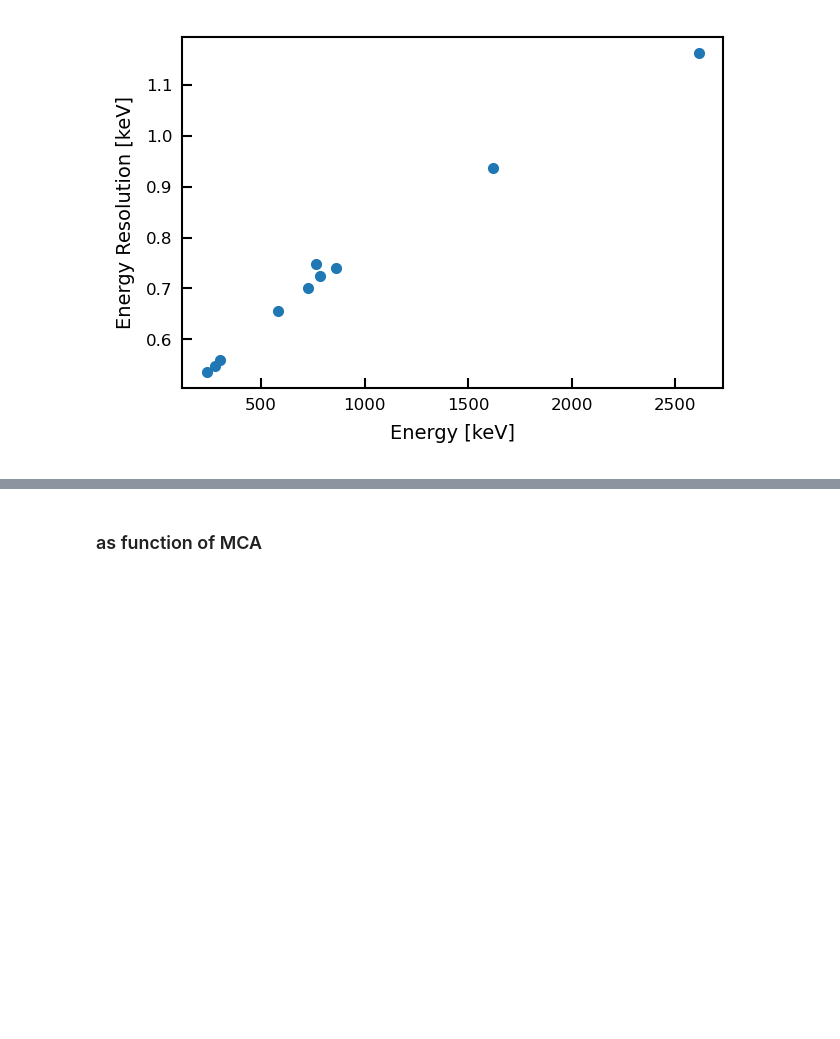
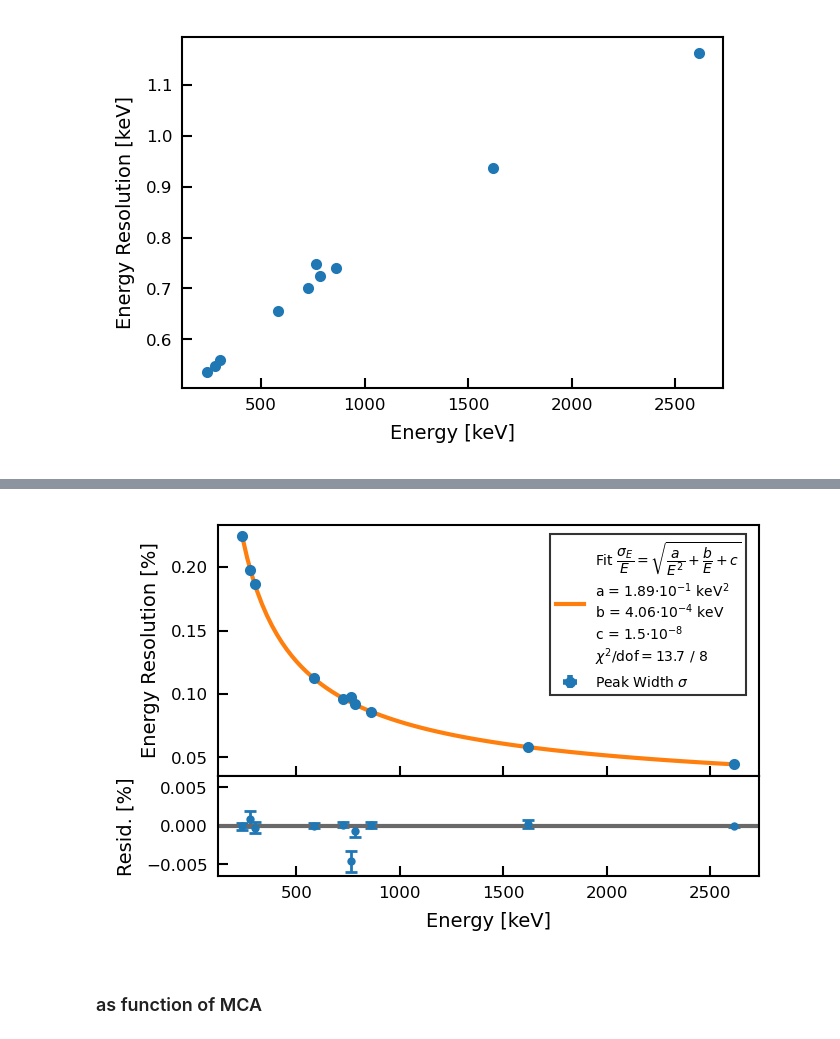
Before and after one commit to Physik-Institut-UZH/Gator_2020, a Jupyter notebook: Calibrations/2021.02.04/Calibration_Th228_20210204.ipynb, the cells around one changed output, grey strips where cells are left out. Saved outputs shown, nothing was run; the diff lists cells and outputs as text; code cells hidden in the pictures; blank space fills up the shorter version.

```diff
--- a/Calibrations/2021.02.04/Calibration_Th228_20210204.ipynb
+++ b/Calibrations/2021.02.04/Calibration_Th228_20210204.ipynb
@@ -2293,3 +2317,41 @@ plt.show()
+# %%
+fig = plt.figure()
+gs = gridspec.GridSpec(2, 1, height_ratios=[2.5, 1])
+
+ax0 = plt.subplot(gs[0])
+ax0.errorbar(df_calibration.e_lit, 100*rel_resol, yerr = rel_resol_err, xerr = df_calibration.e_err_lit,
+            fmt = 'o', ms = 3, label = 'Peak Width $\sigma$', linewidth = 2)
+x_val = np.linspace(np.array(df_calibration.e_lit)[0], np.array(df_calibration.e_lit)[-1], 100)
+ax0.plot(x_val, 100*relresolFunc(x_val, *popt_relresol), label = 'Fit $\dfrac{\sigma_E}{E} = \sqrt{\dfrac{a}{E^2} + \dfrac{b}{E} +c}$'
+         +'\na = '+str(round(1e1*popt_relresol[0],2))+'$\cdot 10^{-1}$ keV$^2$'
+         +'\nb = '+str(round(1e4*popt_relresol[1],2))+'$\cdot 10^{-4}$ keV'
+         +'\nc = '+str(round(1e8*popt_relresol[2],2))+'$\cdot 10^{-8}$'
+         +'\n$\chi^2 / \mathrm{dof} = $'+str(round(chi2,1))+' / '+str(int(dof)))
+ax0.set_ylabel('Energy Resolution [%]')
+
+ax1 = plt.subplot(gs[1], sharex = ax0)
+ax1.errorbar(df_calibration.e_lit, 100*residuals, yerr = 100*residuals_err,
+             fmt='o', ms=2, capsize=2, linewidth = 1, label = '$\chi^2 / \mathrm{dof} = $'+str(round(chi2,1))+' / '+str(int(dof)))
+ax1.axhline(y=np.mean(residuals), color = 'dimgray')
+plt.setp(ax0.get_xticklabels(), visible=False)
+yticks = ax1.yaxis.get_major_ticks()
+#yticks[-1].label1.set_visible(False)
+ax1.set_xlabel('Energy [keV]')
+ax1.set_ylabel('Resid. [%]')
+val_lim = max(np.abs(100*1.1*np.max(residuals+residuals_err)), np.abs(100*1.1*np.min(residuals-residuals_err)))
+ax1.set_ylim(-val_lim, val_lim)
+#ax1.set_yticks(np.arange(-0.15, 0.16, step=0.15))
+#plt.xlim(0, 16383)
+
+legend = ax0.legend(loc=1, bbox_to_anchor=(0.99,0.99), frameon=True, shadow=False, edgecolor='black', fancybox=False)
+legend.get_frame().set_linewidth(0.75)
+
+plt.subplots_adjust(hspace=.0)
+if save_plots:
+    plt.savefig(filename_suffix_save+'_resolution_fit_residuals.png', bbox_inches='tight')
+plt.show()
+# %% [output]
+[figure, added]
 # %% [markdown]
 ### as function of MCA
 # %%
```
Also changed, not shown: parts of 13 cells of this notebook, 13 other files.
